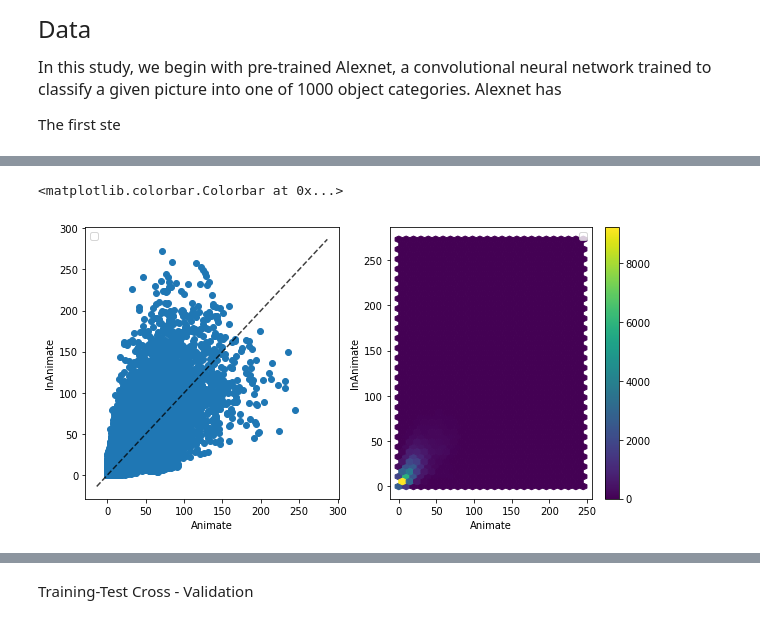
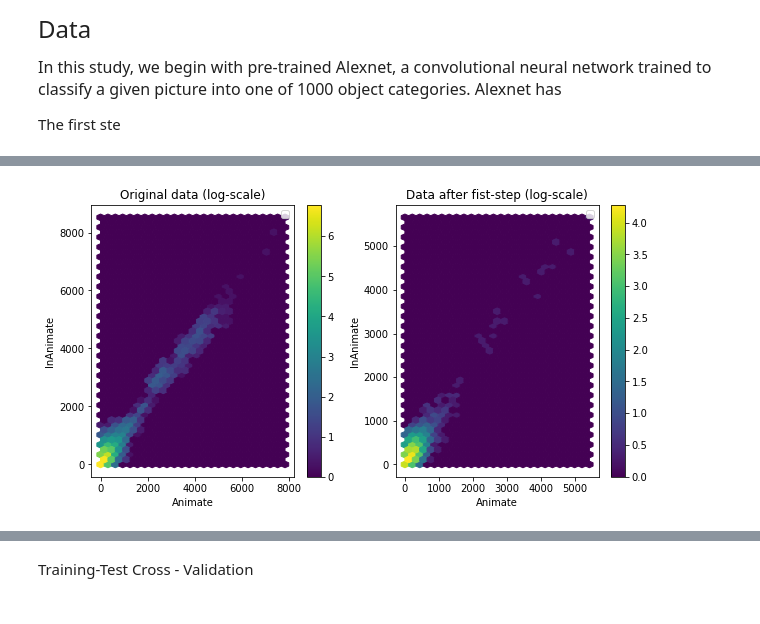
Before and after one commit to SNaGLab/Cognitive-Parcellation, a Jupyter notebook: code/models/A novel approach to study artificial brain lesions.ipynb, the cells around one changed output, grey strips where cells are left out. Drawn from its saved outputs; the diff is of its cells as text; code cells hidden in the pictures.

```diff
--- a/code/models/A novel approach to study artificial brain lesions.ipynb
+++ b/code/models/A novel approach to study artificial brain lesions.ipynb
@@ -118,29 +125,27 @@ fig.colorbar(hb)
 # %%
-with open('../../data/pkl/kmeans_first_1.pickle','rb') as f:
+with open('../../data/pkl/kmeans_first_1_VGG16.pkl','rb') as f:
     X_new,pred_kmeans,kmeans = pickle.load(f)
 
 
 fig = plt.figure(figsize=(10,5))
-ax = fig.add_subplot(1,2,1)
-ax.scatter(X_new[:,0],X_new[:,1])
-ax.legend()
-ax.set_xlabel('Animate')
-ax.set_ylabel('InAnimate')
-lims = [
-    np.min([ax.get_xlim(), ax.get_ylim()]),  # min of both axes
-    np.max([ax.get_xlim(), ax.get_ylim()]),  # max of both axes
-]
-ax.plot(lims, lims, 'k--', alpha=0.75, zorder=1)
-
-ax1 = fig.add_subplot(1,2,2)
-hb = ax1.hexbin(X_new[:,0],X_new[:,1],gridsize=(25,25))
+ax1 = fig.add_subplot(1,2,1)
+hb = ax1.hexbin(data_animate,data_inanimate,gridsize=(25,25),bins='log')
 ax1.legend()
 ax1.set_xlabel('Animate')
 ax1.set_ylabel('InAnimate')
+ax1.set_title('Original data (log-scale)')
 fig.colorbar(hb)
+
+ax1 = fig.add_subplot(1,2,2)
+hb = ax1.hexbin(X_new[:,0],X_new[:,1],gridsize=(25,25),bins='log')
+ax1.legend()
+ax1.set_title('Data after fist-step (log-scale)')
+ax1.set_xlabel('Animate')
+ax1.set_ylabel('InAnimate')
+fig.colorbar(hb)
+plt.savefig('../../results/scree/hex_VGG16.png', format='png',dpi=200)
 # %% [output]
-<matplotlib.colorbar.Colorbar at 0x...>
-[figure, old version]
+[figure, new version]
 # %% [markdown]
 Problem
 <img src="../../data/misc/problem.png">
```
Also changed, not shown: parts of 2 cells of this notebook, 4 other files.
